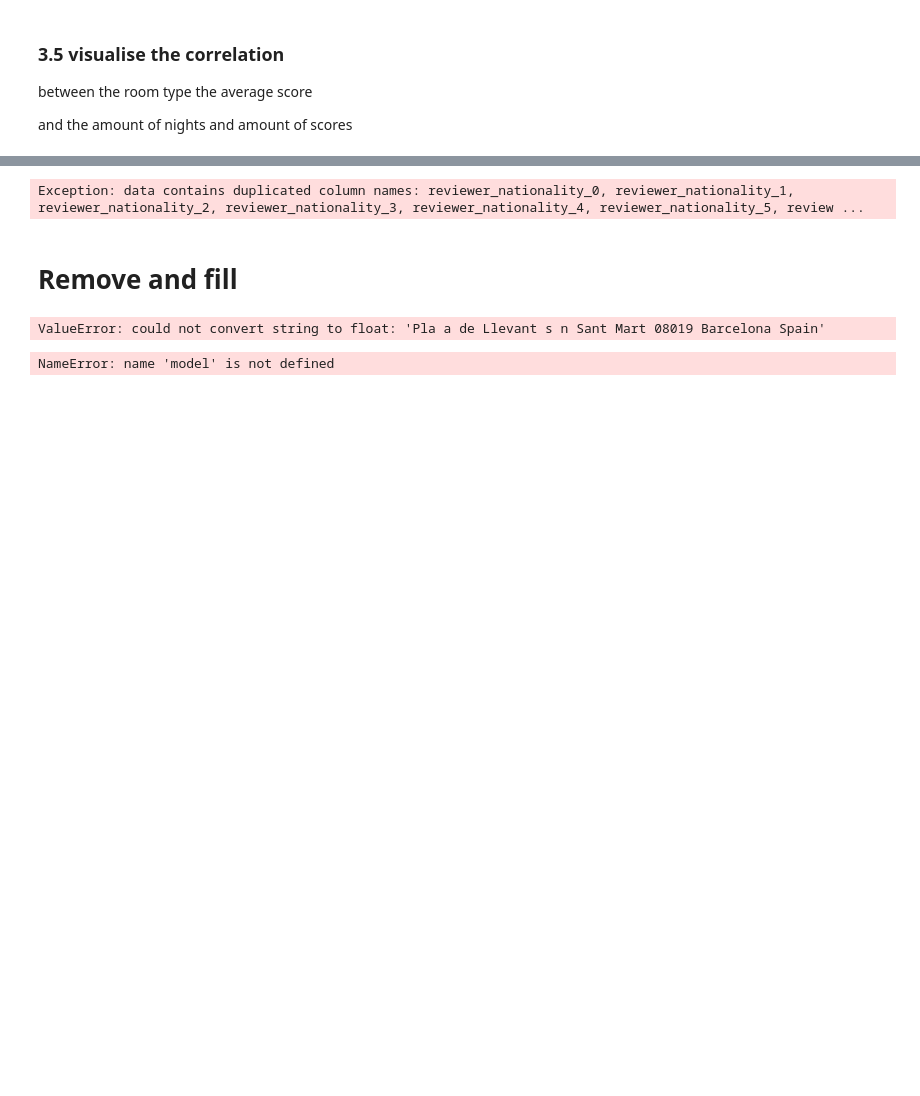
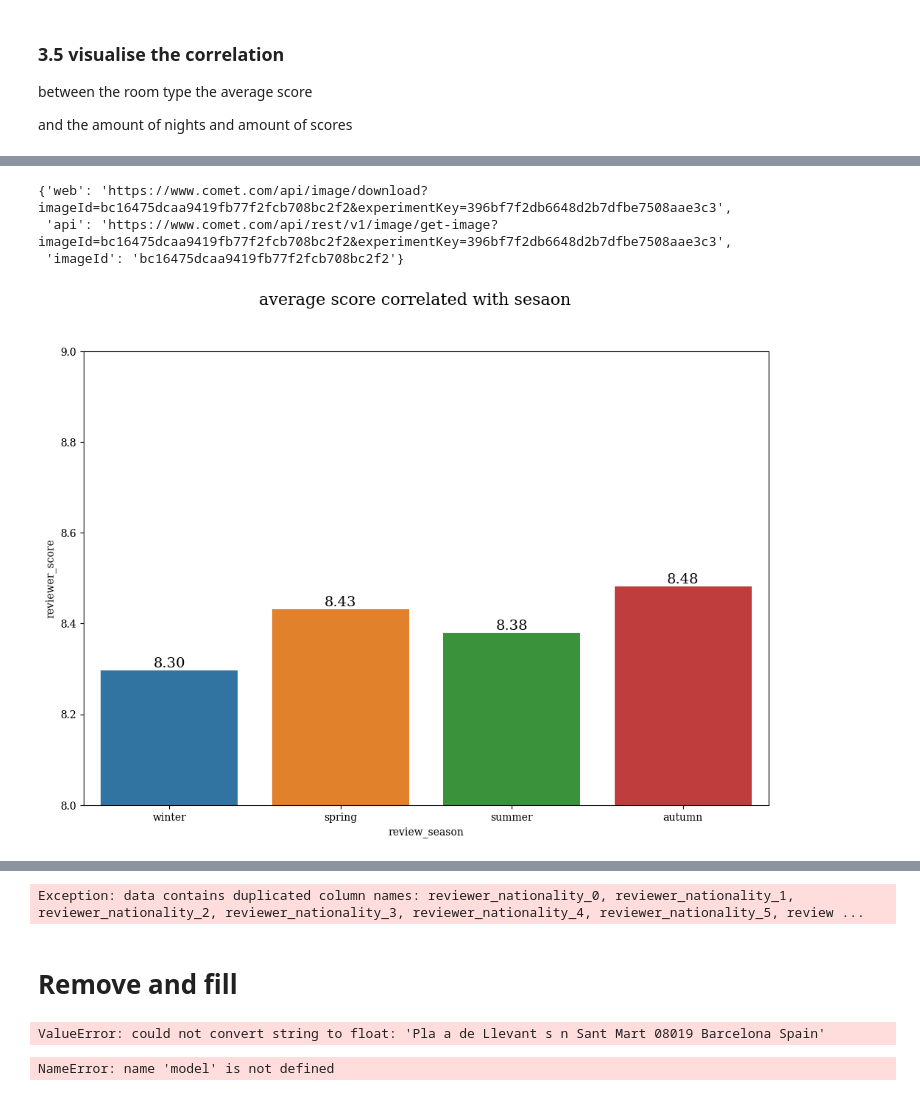
Before and after one commit to kdunaev-a10/SkillFactory-DTS, a Jupyter notebook: project_3/EDA_Project_3_model.ipynb, the cells around one changed output, grey strips where cells are left out. Saved outputs shown, nothing was run; the diff lists cells and outputs as text; code cells hidden in the pictures; blank space fills up the shorter version.

```diff
--- a/project_3/EDA_Project_3_model.ipynb
+++ b/project_3/EDA_Project_3_model.ipynb
@@ -627,9 +586,12 @@ amount of different citizenships 225
 #hotels = pd.concat([hotels, data_ohe], axis=1)
 
 # Создание экземпляра класса BinaryEncoder()
-bin_enc = ce.BinaryEncoder(cols=['reviewer_nationality'])
-data_bin = bin_enc.fit_transform(hotels['reviewer_nationality'])
-hotels = pd.concat([hotels, data_bin], axis=1)
+#bin_enc = ce.BinaryEncoder(cols=['reviewer_nationality'])
+#data_bin = bin_enc.fit_transform(hotels['reviewer_nationality'])
+#hotels = pd.concat([hotels, data_bin], axis=1)
+
+hotels['reviewer_nationality'] = hotels['reviewer_nationality'].astype('category')
+hotels['reviewer_nationality_cat'] = hotels['reviewer_nationality'].cat.codes
 
 display(hotels)
 # %% [output]
@@ -648,0 +615,11 @@ display(hotels)
+# %%
+#Maximum reviews given
+print(hotels['total_number_of_reviews_reviewer_has_given'].max())
+
+df = hotels['total_number_of_reviews_reviewer_has_given'].groupby(pd.cut(hotels['total_number_of_reviews_reviewer_has_given'],
+                                                        np.arange(0, 360, 25))).agg('count')
+display(df)
+
+hotels['total_number_of_reviews_reviewer_has_given'] = hotels['total_number_of_reviews_reviewer_has_given'].apply(lambda x: np.log(x+1))
+
+display(hotels['total_number_of_reviews_reviewer_has_given'])
@@ -925,0 +958,2 @@ bar_types = sns.barplot(
+# %%
+hotels['review_date'] = pd.to_datetime(hotels['review_date'])
@@ -925,0 +1002,28 @@ bar_types = sns.barplot(
+# %%
+mask = hotels['sample'] == 1
+pivot_month = hotels[mask][['review_season', 'reviewer_score']].groupby('review_season').mean()
+
+fig4, ax4 = plt.subplots(figsize=(12, 8))
+plt.suptitle('average score correlated with sesaon', size=16)
+
+bar_month = sns.barplot(
+    x=pivot_month.index,
+    y=pivot_month['reviewer_score'])
+
+ax4.set_xticklabels([
+    'winter', 'spring', 'summer', 'autumn'])
+
+for p in bar_month.patches:
+    bar_month.annotate(
+        '{:.2f}'.format(p.get_height()), (p.get_x()+0.4, p.get_height()),
+    ha='center', va='bottom', fontsize=14)
+
+
+plt.ylim(8, 9);
+experiment.log_figure(figure=plt)
+#plt.show()
+# %% [output]
+{'web': 'https://www.comet.com/api/image/download?imageId=bc16475dcaa9419fb77f2fcb708bc2f2&experimentKey=396bf7f2db6648d2b7dfbe7508aae3c3',
+ 'api': 'https://www.comet.com/api/rest/v1/image/get-image?imageId=bc16475dcaa9419fb77f2fcb708bc2f2&experimentKey=396bf7f2db6648d2b7dfbe7508aae3c3',
+ 'imageId': 'bc16475dcaa9419fb77f2fcb708bc2f2'}
+[figure, added]
```
Also changed, not shown: parts of 30 cells of this notebook.
